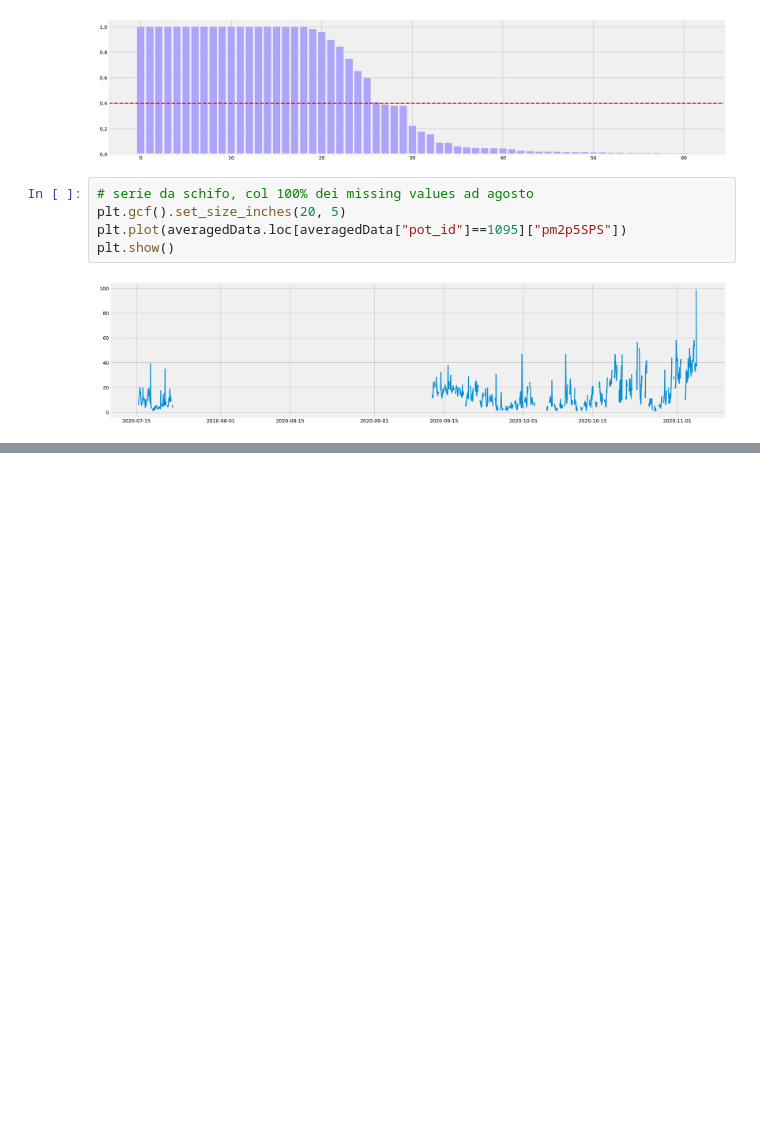
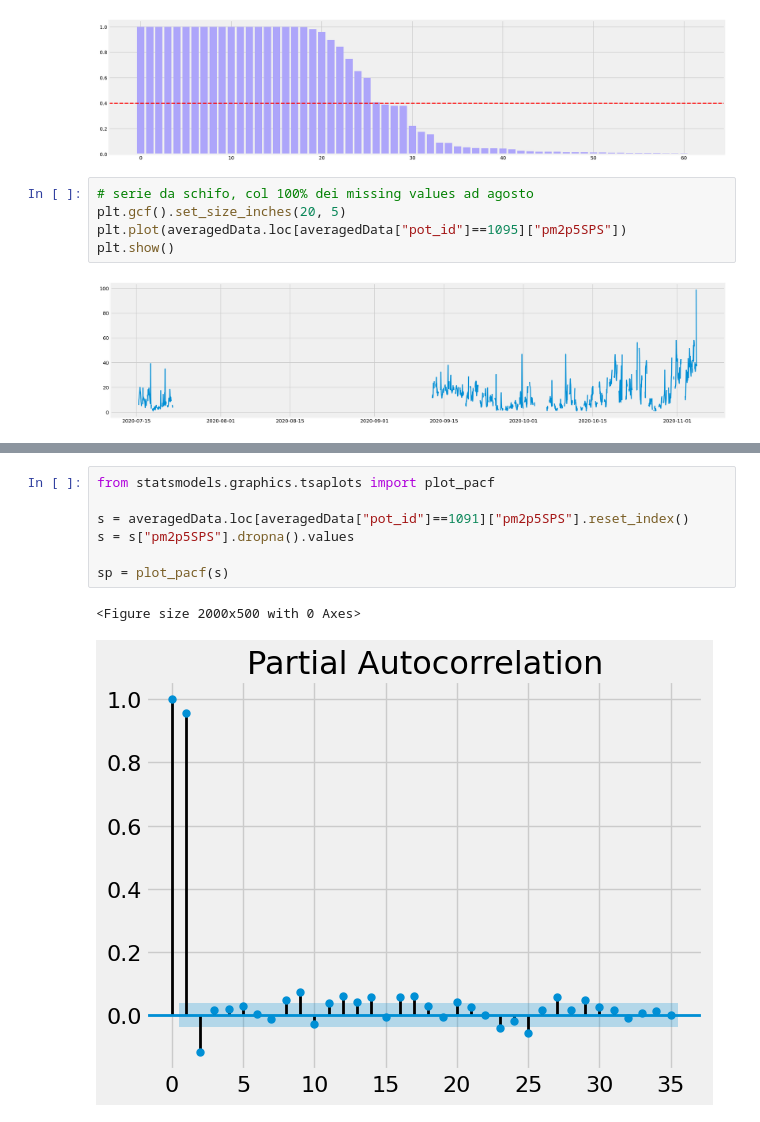
Before and after one commit to AlePalu/AirQualityForecasting, a Jupyter notebook: notebooks/data_modeling.ipynb, the cells around one changed output, grey strips where cells are left out. Cells and saved outputs as stored; diff of their text form; blank space fills up the shorter version.

```diff
--- a/notebooks/data_modeling.ipynb
+++ b/notebooks/data_modeling.ipynb
@@ -618,0 +627,10 @@ plt.show()
+# %%
+from statsmodels.graphics.tsaplots import plot_pacf
+
+s = averagedData.loc[averagedData["pot_id"]==1091]["pm2p5SPS"].reset_index()
+s = s["pm2p5SPS"].dropna().values
+
+sp = plot_pacf(s)
+# %% [output]
+<Figure size 2000x500 with 0 Axes>
+[figure, added]
```
Also changed, not shown: parts of 7 cells of this notebook, 6 other files.
